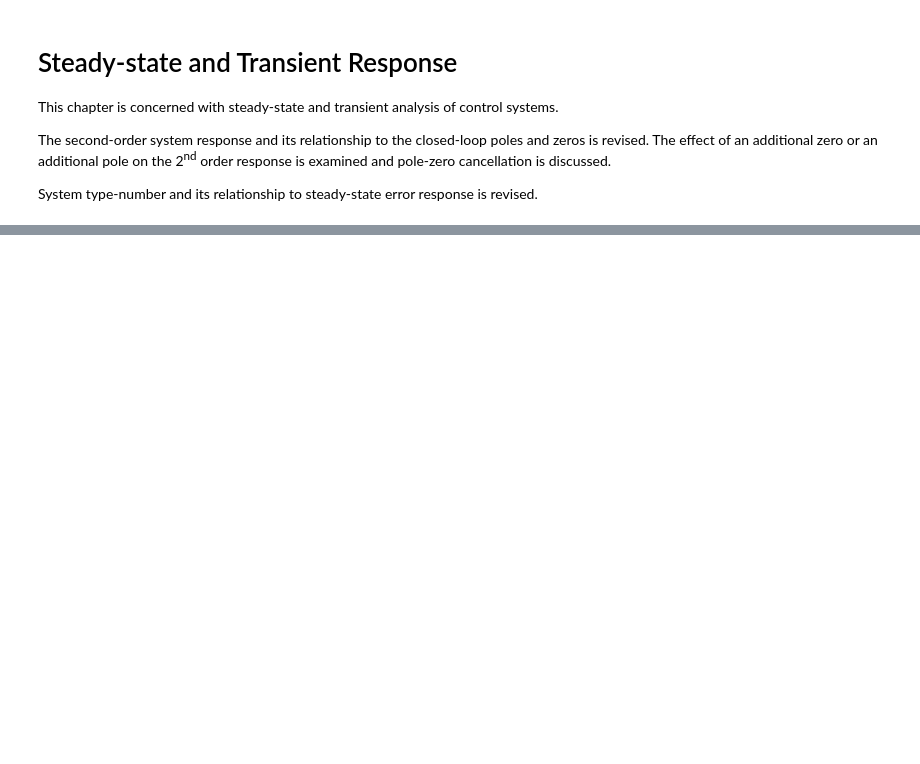
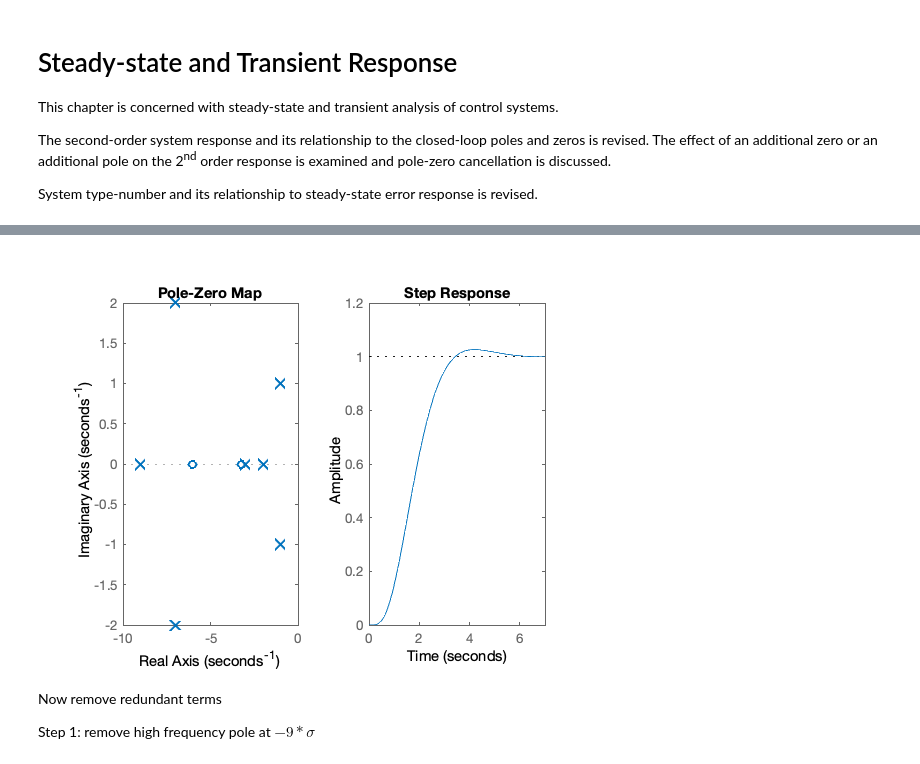
Before and after one commit to cpjobling/eglm03-textbook, a Jupyter notebook: content/02/ssntr.ipynb, the cells around one changed output, grey strips where cells are left out. Cells and saved outputs as stored; diff of their text form; code cells hidden in the pictures; blank space fills up the shorter version.

```diff
--- a/content/02/ssntr.ipynb
+++ b/content/02/ssntr.ipynb
@@ -8,0 +198,13 @@ System type-number and its relationship to steady-state error response is revise
+# %%
+sigma = 1;
+wd = 1;
+disp('Full order system')
+zeros = [-6*sigma; -3.2*sigma]
+poles = [-9*sigma
+   -7*sigma+j*2*wd
+   -7*sigma-j*2*wd
+   -3*sigma
+   -2*sigma
+   -sigma+j*wd
+   -sigma-j*wd]
+g = zpk(zeros,poles,prod(abs(poles))/prod(abs(zeros)));
@@ -8,0 +229,11 @@ System type-number and its relationship to steady-state error response is revise
+# %%
+subplot(121)
+pzmap(poles,zeros)
+subplot(122)
+step(g)
+# %% [output]
+[figure, added]
+# %% [markdown]
+Now remove redundant terms
+
+Step 1: remove high frequency pole at $-9*\sigma$
```
Also changed, not shown: parts of 83 cells of this notebook, 20 other files.
